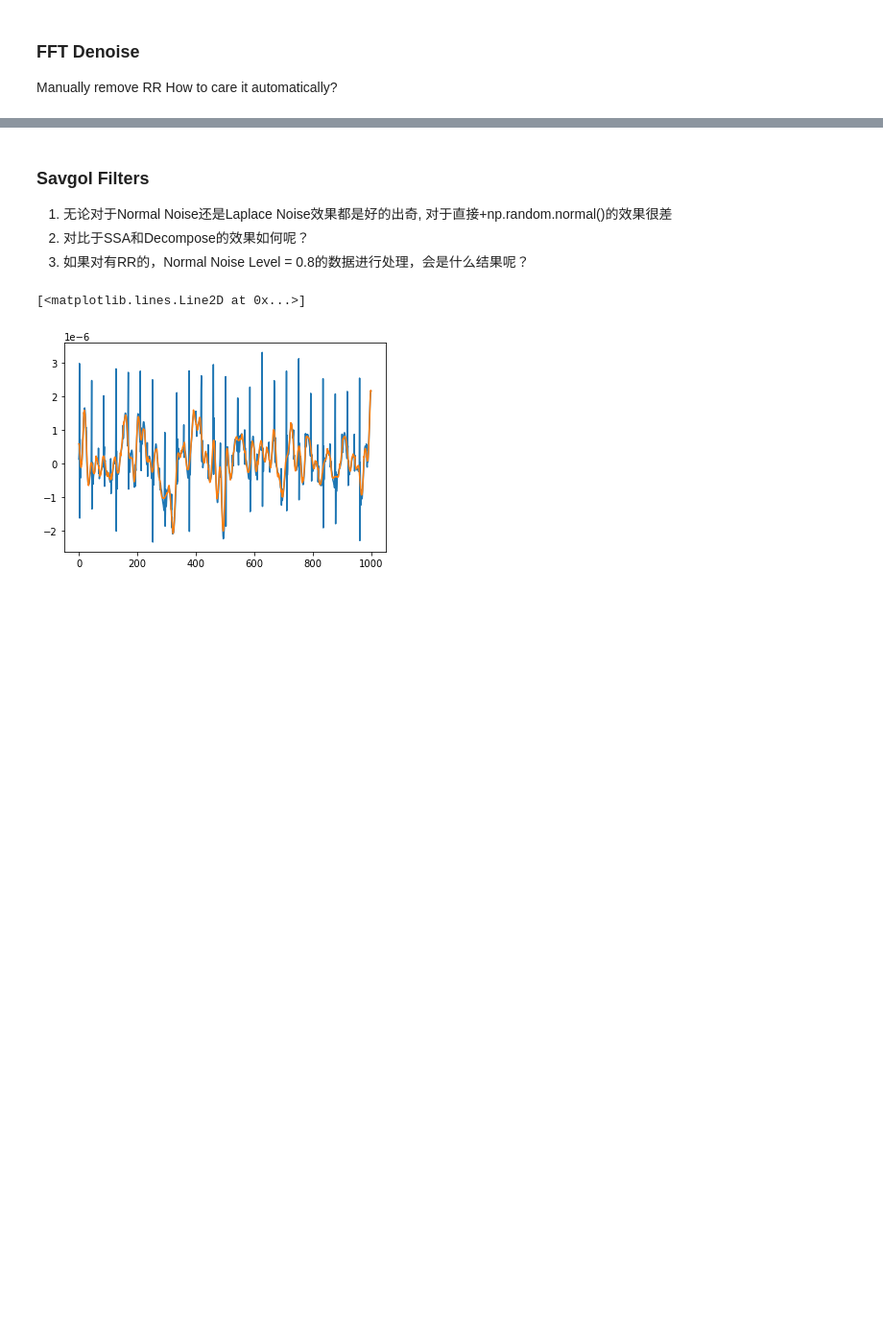
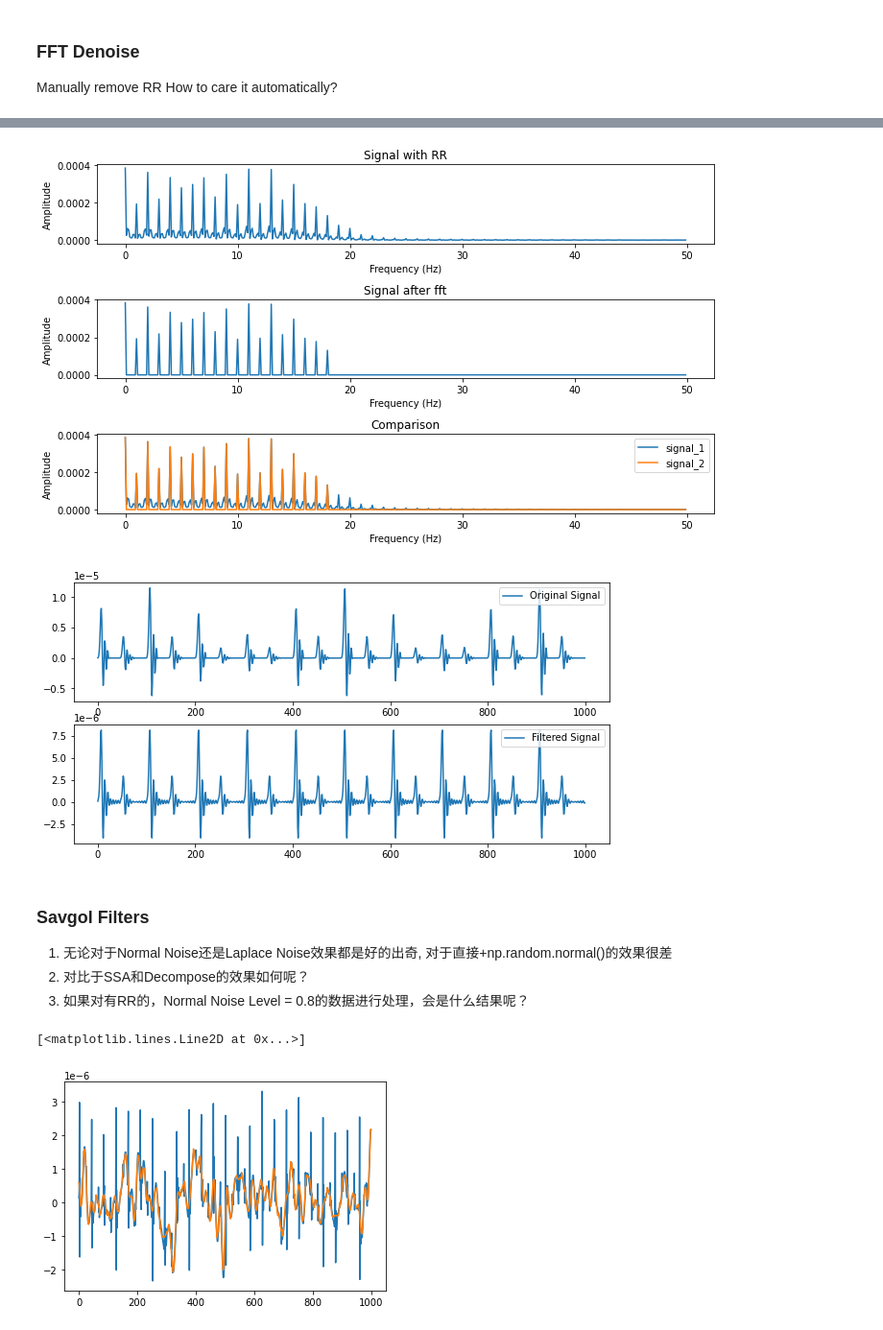
Before and after one commit to A-Big-Tortoise/NRSR_Research, a Jupyter notebook: Code/Week7/try_filters.ipynb, the cells around one changed output, grey strips where cells are left out. Shown at 96% size. Saved outputs shown, nothing was run; the diff lists cells and outputs as text; code cells hidden in the pictures; blank space fills up the shorter version.

```diff
--- a/Code/Week7/try_filters.ipynb
+++ b/Code/Week7/try_filters.ipynb
@@ -108,3 +120,19 @@ plt.plot(ffted_signals_n_0_r)
+# %%
+iidx = 13
+ffted_signals_n_0_r = fft_denoise(signals_n_0[iidx], 0.000000000007)
+compare_freq(signals_n_0[iidx], ffted_signals_n_0_r)
+# plt.figure(figsize=(10, 3))
+plt.subplots(2, 1,figsize=(10, 5))
+plt.subplot(2, 1, 1)
+plt.plot(signals_n_0[iidx], label='Original Signal')
+plt.legend()
+plt.subplot(2, 1, 2)
+plt.plot(ffted_signals_n_0_r, label='Filtered Signal')
+plt.legend()
+plt.savefig('./pic/signal_after_fft.jpg', dpi=300)
+# %% [output]
+[figure, added]
+[figure, added]
 # %% [markdown]
 ### Savgol Filters
 1. 无论对于Normal Noise还是Laplace Noise效果都是好的出奇, 对于直接+np.random.normal()的效果很差
```
Also changed, not shown: parts of 10 cells of this notebook, 11 other files.
